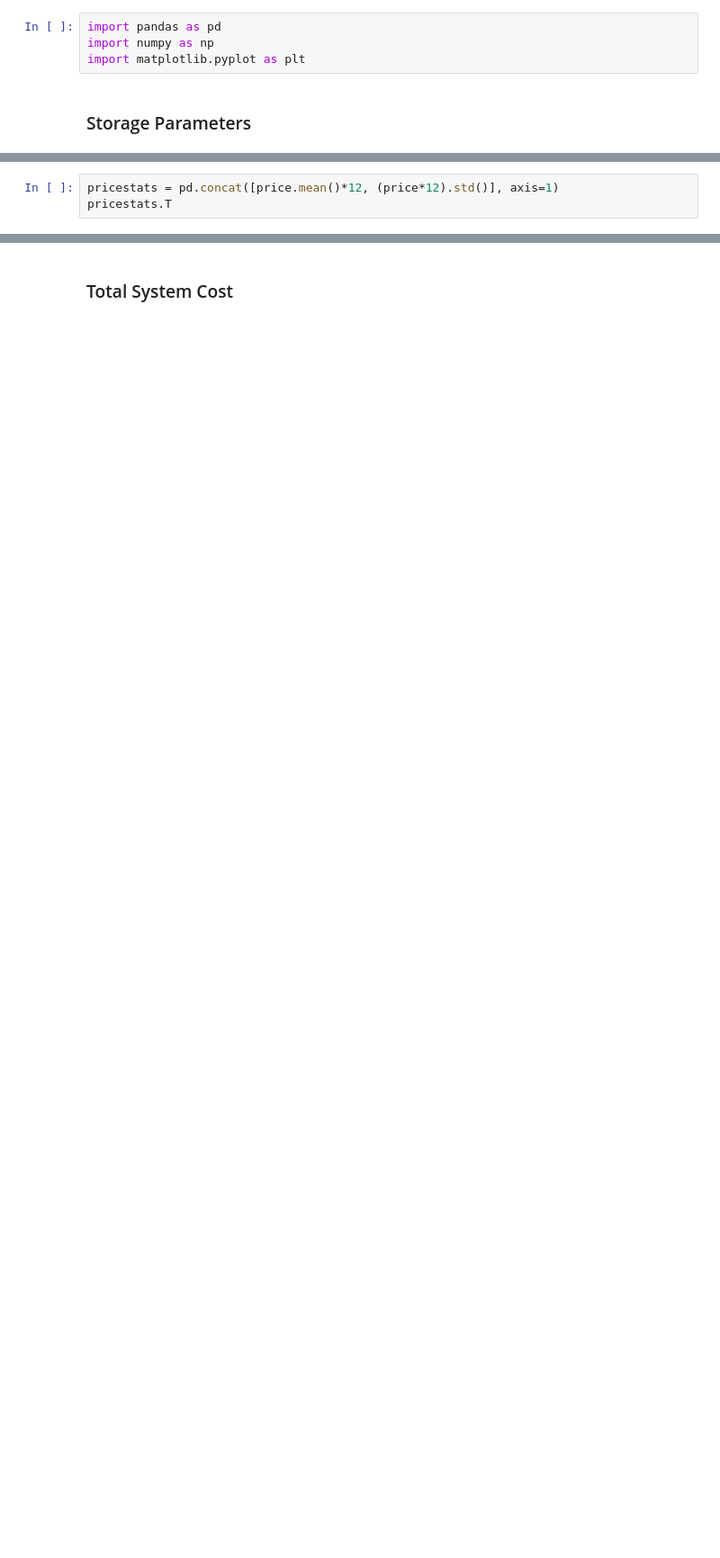
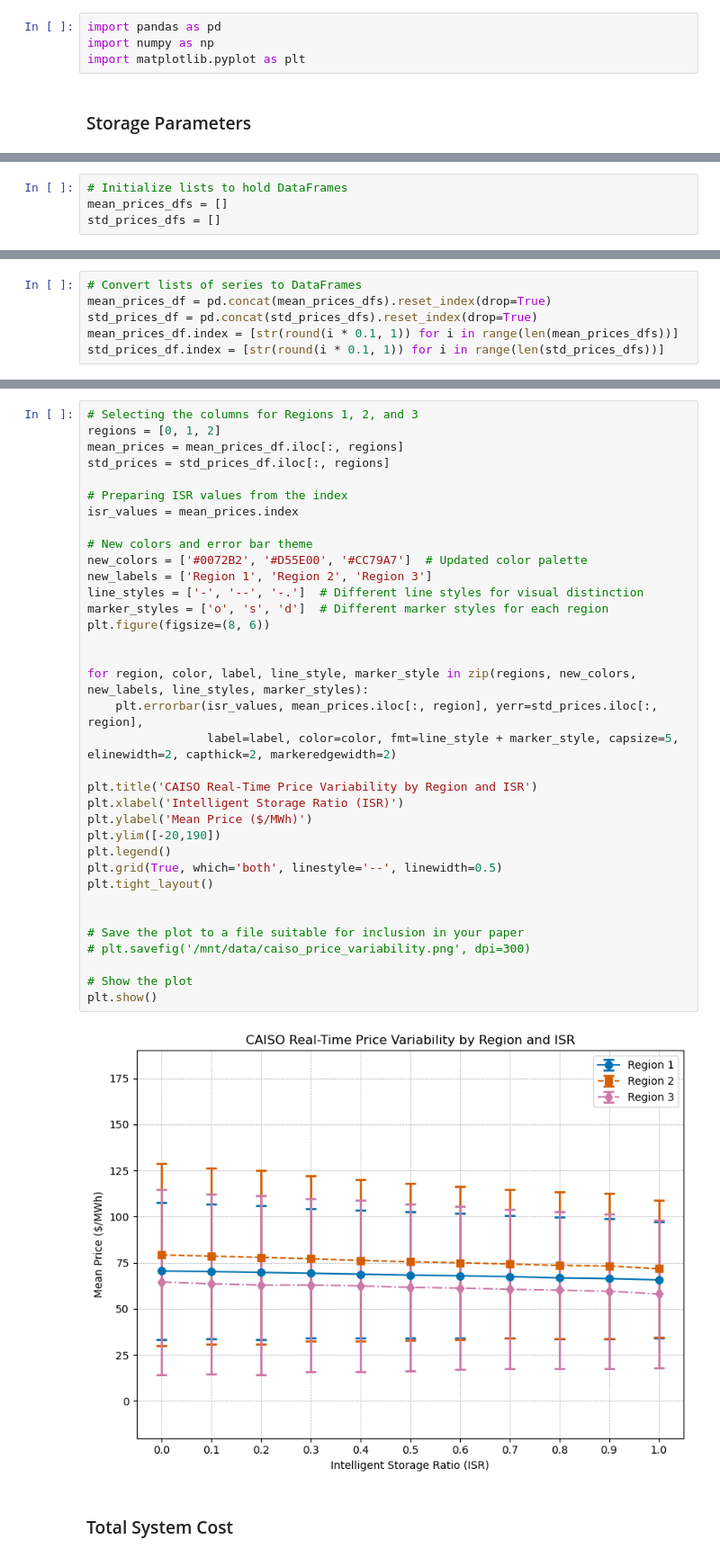
Before and after one commit to niklauskun/STESTS-Archive, a Jupyter notebook: Diagnose.ipynb, the cells around one changed output, grey strips where cells are left out. Shown at 90% size. Drawn from its saved outputs; the diff is of its cells as text; blank space fills up the shorter version.

Commit message:
03282024Update
Update strategic case (AI and BS energy storage) and non-strategic case (CAISO historical bids).

```diff
--- a/Diagnose.ipynb
+++ b/Diagnose.ipynb
@@ -18,3 +18,0 @@ price = pd.read_csv('output/'+case+'/EDprice.csv',header=None)
-# %%
-pricestats = pd.concat([price.mean()*12, (price*12).std()], axis=1)
-pricestats.T
@@ -24,0 +21,4 @@ pricestats.T
+# %%
+# Initialize lists to hold DataFrames
+mean_prices_dfs = []
+std_prices_dfs = []
@@ -24,0 +42,6 @@ pricestats.T
+# %%
+# Convert lists of series to DataFrames
+mean_prices_df = pd.concat(mean_prices_dfs).reset_index(drop=True)
+std_prices_df = pd.concat(std_prices_dfs).reset_index(drop=True)
+mean_prices_df.index = [str(round(i * 0.1, 1)) for i in range(len(mean_prices_dfs))]
+std_prices_df.index = [str(round(i * 0.1, 1)) for i in range(len(std_prices_dfs))]
@@ -25,2 +78,39 @@ pricestats.T
+# %%
+# Selecting the columns for Regions 1, 2, and 3
+regions = [0, 1, 2]
+mean_prices = mean_prices_df.iloc[:, regions]
+std_prices = std_prices_df.iloc[:, regions]
+
+# Preparing ISR values from the index
+isr_values = mean_prices.index
+
+# New colors and error bar theme
+new_colors = ['#0072B2', '#D55E00', '#CC79A7']  # Updated color palette
+new_labels = ['Region 1', 'Region 2', 'Region 3']
+line_styles = ['-', '--', '-.']  # Different line styles for visual distinction
+marker_styles = ['o', 's', 'd']  # Different marker styles for each region
+plt.figure(figsize=(8, 6))
+
+
+for region, color, label, line_style, marker_style in zip(regions, new_colors, new_labels, line_styles, marker_styles):
+    plt.errorbar(isr_values, mean_prices.iloc[:, region], yerr=std_prices.iloc[:, region],
+                 label=label, color=color, fmt=line_style + marker_style, capsize=5, elinewidth=2, capthick=2, markeredgewidth=2)
+
+plt.title('CAISO Real-Time Price Variability by Region and ISR')
+plt.xlabel('Intelligent Storage Ratio (ISR)')
+plt.ylabel('Mean Price ($/MWh)')
+plt.ylim([-20,190])
+plt.legend()
+plt.grid(True, which='both', linestyle='--', linewidth=0.5)
+plt.tight_layout()
+
+
+# Save the plot to a file suitable for inclusion in your paper
+# plt.savefig('/mnt/data/caiso_price_variability.png', dpi=300)
+
+# Show the plot
+plt.show()
+# %% [output]
+[figure, added]
 # %% [markdown]
 ### Total System Cost
```
Also changed, not shown: parts of 17 cells of this notebook, 4 other files.
